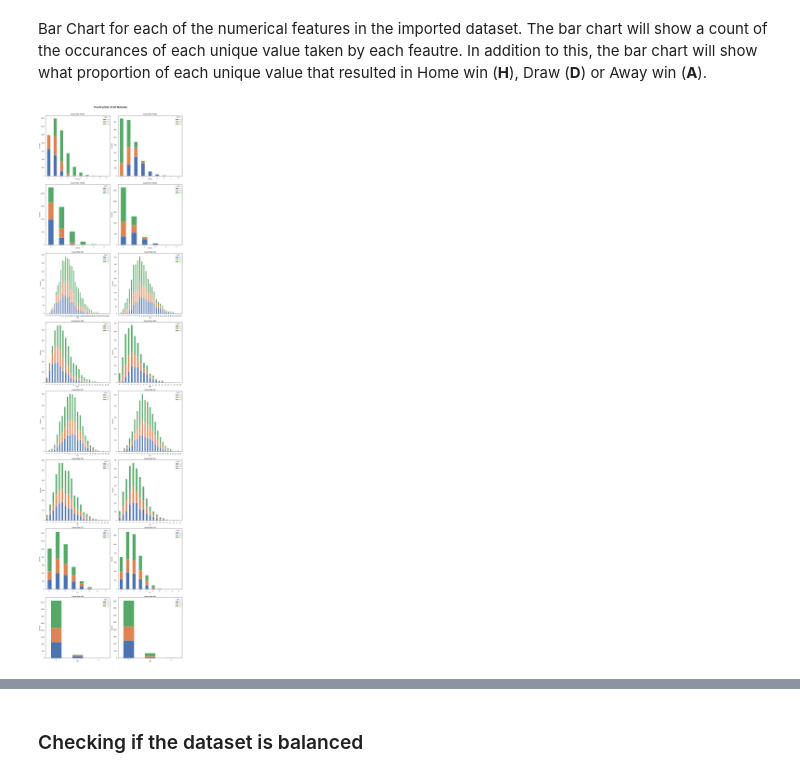
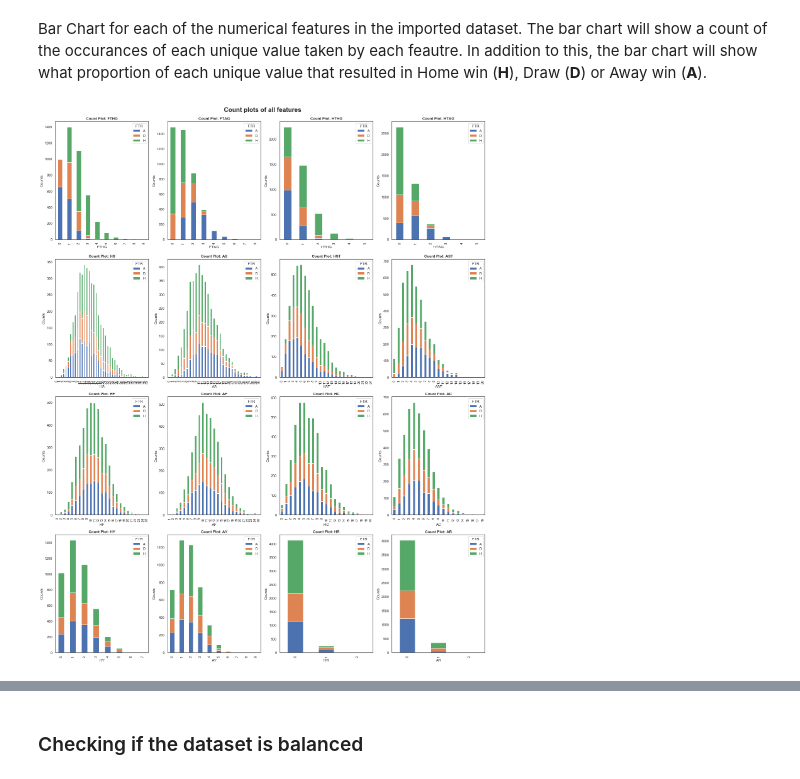
Before and after one commit to arundathi-shanthini/Beat-the-Bookie, a Jupyter notebook: Code/Beat The Bookie.ipynb, the cells around one changed output, grey strips where cells are left out. Saved outputs shown, nothing was run; the diff lists cells and outputs as text; code cells hidden in the pictures.

Commit message:
Additional Markdown and report added

```diff
--- a/Code/Beat The Bookie.ipynb
+++ b/Code/Beat The Bookie.ipynb
@@ -84,11 +94,15 @@ sns.set(color_codes=True)
 # %% [markdown]
 ### Declaring directories
 # %%
-img_dir = os.getcwd()
-img_dir = os.path.join(img_dir,os.pardir,'Report/images')
+# Controls if images are saved. Not necessary after report has been finalized.
+SAVE_IMG = True
 
-if not(os.path.isdir(img_dir)):
-        os.makedirs(img_dir)
+if(SAVE_IMG):
+    img_dir = os.getcwd()
+    img_dir = os.path.join(img_dir,os.pardir,'Report/images')
+
+    if not(os.path.isdir(img_dir)):
+            os.makedirs(img_dir)
 
 csv_dir = os.getcwd()
 csv_dir = os.path.join(csv_dir,'Data')
@@ -131,11 +145,11 @@ response = requests.get(url)
 if response.status_code==200:
     print('Response OK!\nFile succesfully downloaded and data was updated.')
     # Download the csv file
-    urllib.request.urlretrieve(url,'Data/E0.csv')
+    urllib.request.urlretrieve(url,os.path.join(csv_dir,'E0.csv'))
     # Pause the code for a sec
     time.sleep(1)
     # Read the downloaded file
-    data=data.append(pd.read_csv('Data/E0.csv',usecols=data.columns),
+    data=data.append(pd.read_csv(os.path.join(csv_dir,'E0.csv'),usecols=data.columns),
                 ignore_index=True)
 else:
     print('Response wasn\'t OK!\nFile could not be downloaded and data wasn not updated.')
@@ -334,19 +353,31 @@ Bar Chart for each of the numerical features in the imported dataset. The bar ch
 # %%
 # Save the column names of numerical features as a list
 num_col_list=[x for x in data.columns if x not in ['Date','HomeTeam','AwayTeam','Referee','FTR','HTR']]
 
+if(SAVE_IMG):
+    n1 = 4
+    n2 = 4
+    h = 26
+    w = 20
+else:
+    n1 = 8
+    n2 = 2
+    h = 60
+    w = 15
+
 # Reshaping array for easier formatting
-num_col_list = np.reshape(num_col_list, (8, 2))
+num_col_list = np.reshape(num_col_list, (n1, n2))
 
 # Call the function get_column_countplot() to plot the count plot of the categorical columns as s ubplots in a figure
-fig, axes = plt.subplots(8,2,figsize=(15,60))
+fig, axes = plt.subplots(n1,n2,figsize=(w,h))
 sns.set_style("white")
-for i in range(8):
-    for j in range(2):
+for i in range(n1):
+    for j in range(n2):
         get_column_countplot(data,num_col_list[i][j], ax=axes[i,j])
 fig.tight_layout(rect=[0, 0.03, 1, 0.97])
 fig.suptitle("Count plots of all features",fontweight='bold',fontsize=20)
-fig2=plt.savefig(os.path.join(img_dir,'count_plot_all.png'))
+if(SAVE_IMG):
+    fig2=plt.savefig(os.path.join(img_dir,'count_plot_all.png'))
 plt.show()
 # %% [output]
-[figure, old version]
+[figure, new version]
```
Also changed, not shown: parts of 91 cells of this notebook, 6 other files.
